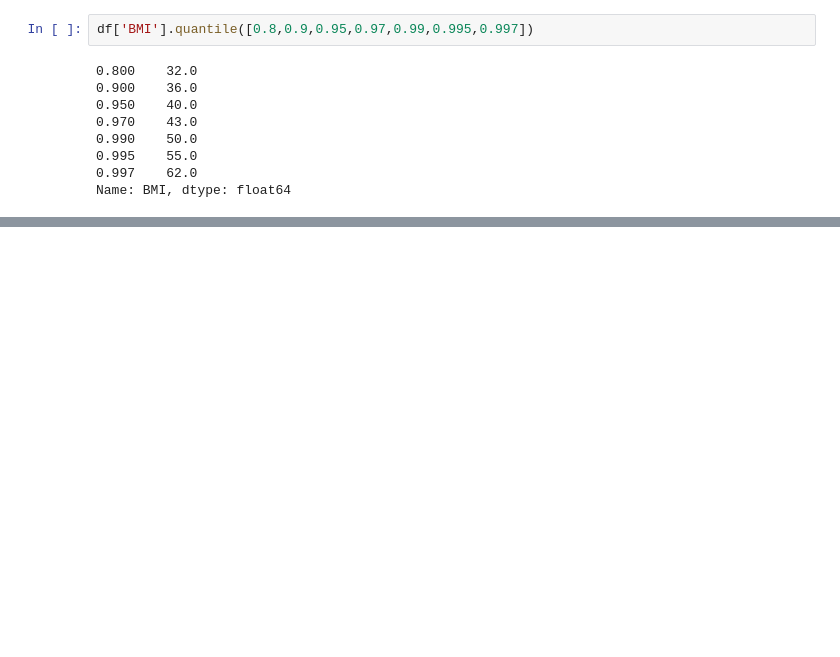
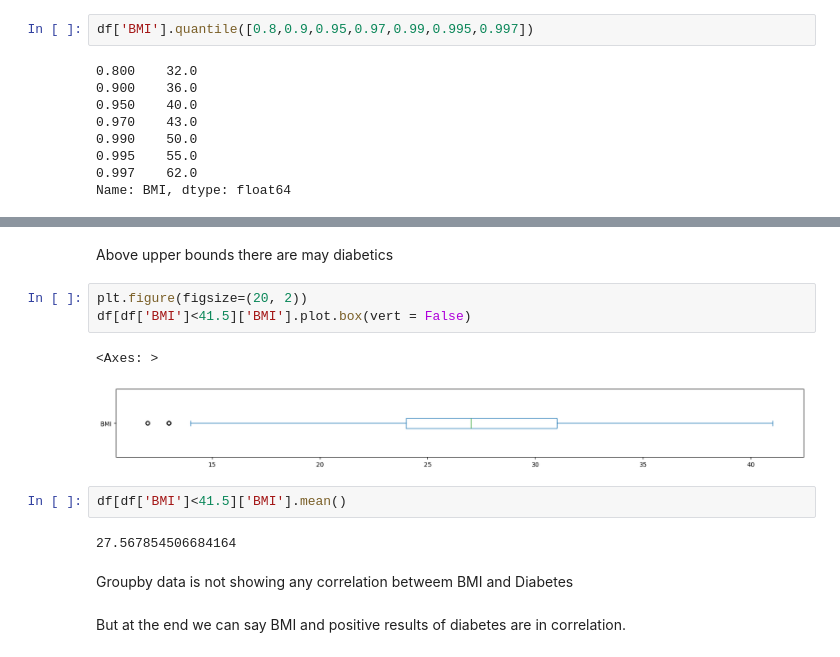
Before and after one commit to albertodavincishekhawat/BasicMachineLearning, a Jupyter notebook: ML.ipynb, the cells around one changed output, grey strips where cells are left out. Saved outputs shown, nothing was run; the diff lists cells and outputs as text; blank space fills up the shorter version.

```diff
--- a/ML.ipynb
+++ b/ML.ipynb
@@ -401,0 +431,16 @@ Name: BMI, dtype: float64
+# %% [markdown]
+Above upper bounds there are may diabetics
+# %%
+plt.figure(figsize=(20, 2))
+df[df['BMI']<41.5]['BMI'].plot.box(vert = False)
+# %% [output]
+<Axes: >
+[figure, added]
+# %%
+df[df['BMI']<41.5]['BMI'].mean()
+# %% [output]
+27.567854506684164
+# %% [markdown]
+Groupby data is not showing any correlation betweem BMI and Diabetes
+# %% [markdown]
+But at the end we can say BMI and positive results of diabetes are in correlation.
```
Also changed, not shown: parts of 6 cells of this notebook.
